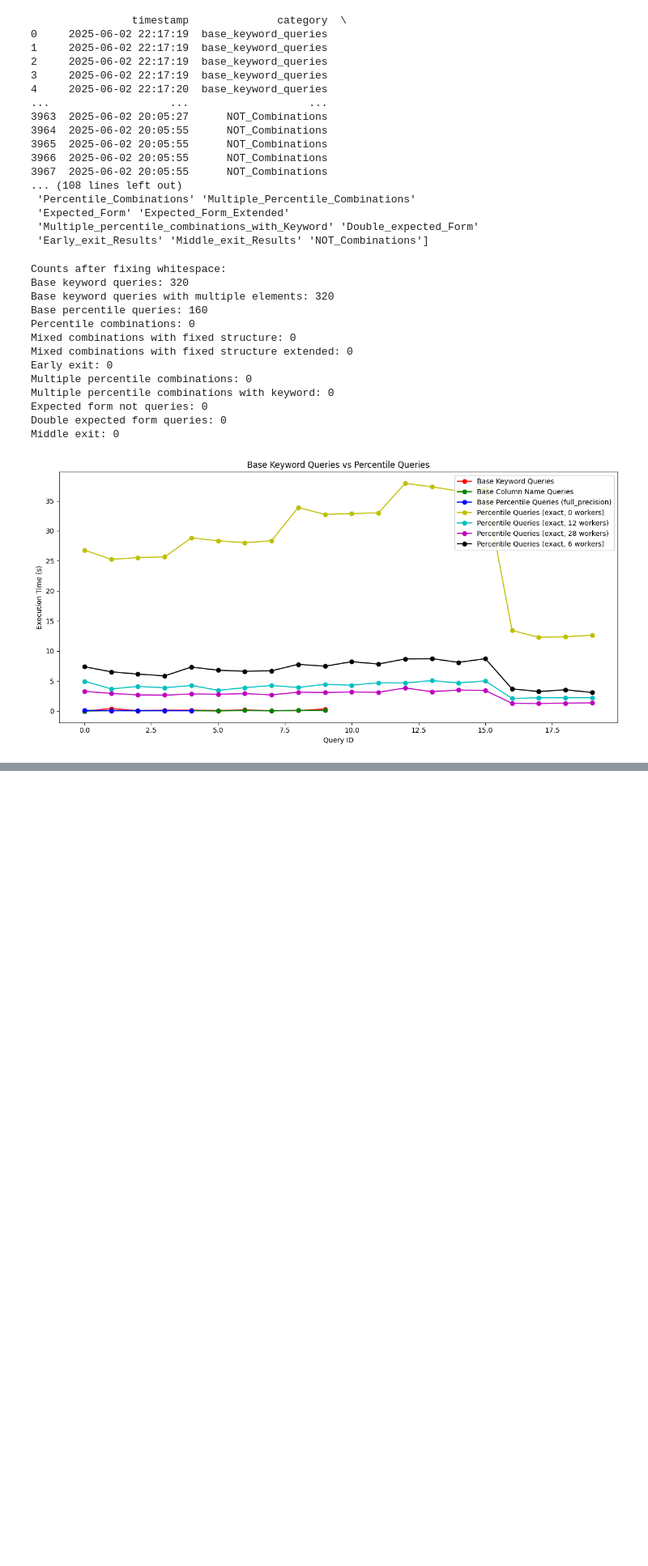
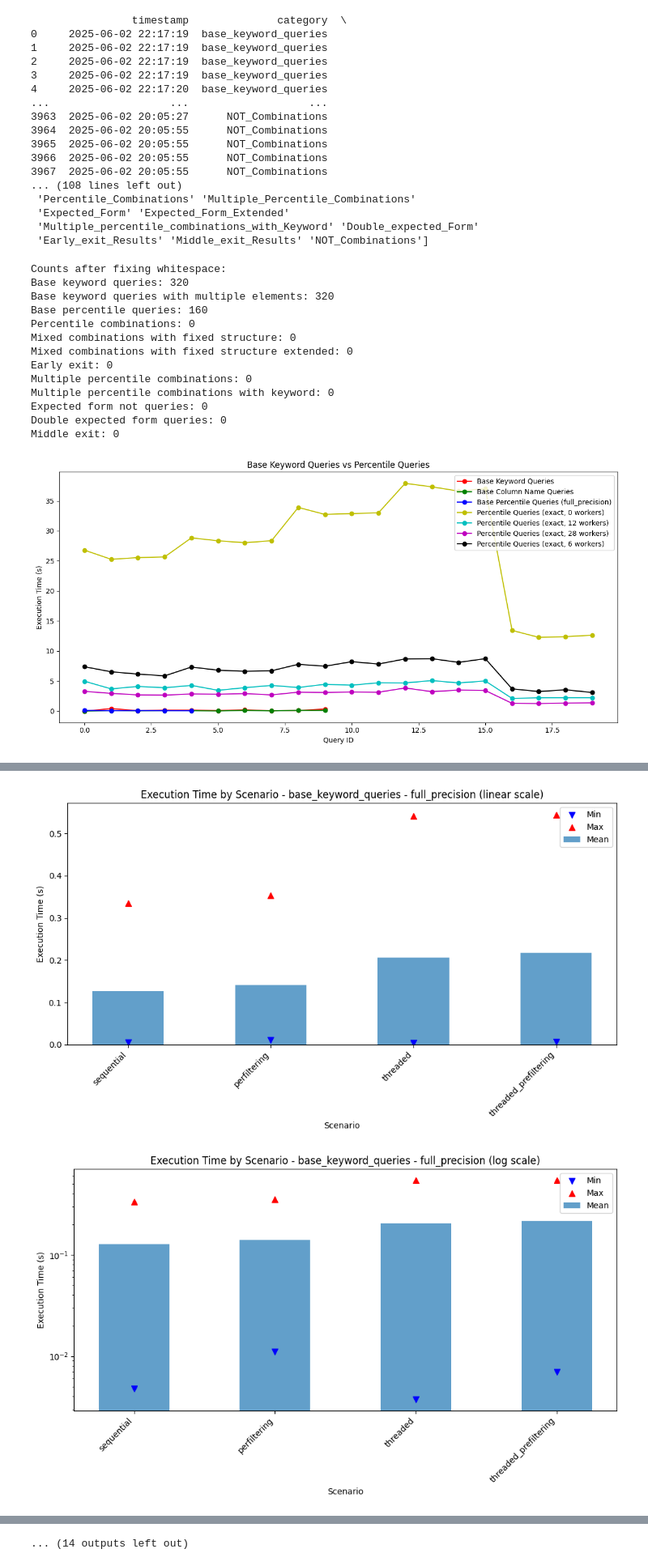
Before and after one commit to leonardgeissler/fainder-demo, a Jupyter notebook: analysis/performance_tests/analysis_with_num_workers.ipynb, the cells around one changed output, grey strips where cells are left out. Shown at 81% size. Cells and saved outputs as stored; diff of their text form; code cells hidden in the pictures; blank space fills up the shorter version.

```diff
--- a/analysis/performance_tests/analysis_with_num_workers.ipynb
+++ b/analysis/performance_tests/analysis_with_num_workers.ipynb
@@ -420 +457,73 @@ for category in categories:
 ... (14 outputs left out)
+# %%
+import numpy as np
+# Compare execution time (y-axis min, max, mean) against scenario (x-axis) for one plot per fainder mode per category
+categories = df_latest["category"].unique()
+fainder_modes = ["full_precision"]
+for category in categories:
+    df_category = df_latest[df_latest["category"] == category]
+
+    for fainder_mode in fainder_modes:
+        df_fainder_mode = df_category[df_category["fainder_mode"] == fainder_mode]
+
+        # Create two figures - one with linear scale, one with log scale
+        for scale_type in ["linear", "log"]:
+            plt.figure(figsize=(10, 6))
+            plt.title(
+                f"Execution Time by Scenario - {category} - {fainder_mode} ({scale_type} scale)"
+            )
+            plt.xlabel("Scenario")
+            plt.ylabel("Execution Time (s)")
+
+            # Set log scale if needed
+            if scale_type == "log":
+                plt.yscale('log')
+
+            # Group by scenario
+            grouped_data = df_fainder_mode.groupby(["scenario"])
+
+            # Get unique scenarios
+            scenarios = df_fainder_mode["scenario"].unique()
+
+            # Set up positions for bars
+            x_positions = np.arange(len(scenarios))
+
+            # Prepare labels
+            labels = scenarios
+
+            # Collect data for plotting
+            min_times = []
+            max_times = []
+            mean_times = []
+
+            for scenario, group in grouped_data:
+                execution_times = group["execution_time"]
+
+                # Calculate statistics
+                min_times.append(execution_times.min())
+                max_times.append(execution_times.max())
+                mean_times.append(execution_times.mean())
+
+            # Create bars for mean values
+            plt.bar(x_positions, mean_times, width=0.5, alpha=0.7, label="Mean")
+
+            # Add markers for min and max
+            plt.scatter(x_positions, min_times, marker="v", color="blue", s=50, label="Min")
+            plt.scatter(x_positions, max_times, marker="^", color="red", s=50, label="Max")
+
+            # Set the x-tick labels to scenario names
+            plt.xticks(x_positions, labels, rotation=45, ha="right")
+
+            plt.legend()
+            plt.tight_layout()
+            if scale_type == "linear":
+                plt.savefig(
+                    f"figures/analysis/{category}_{fainder_mode}_by_scenario.png"
+                )
+            else:
+                plt.savefig(
+                    f"figures/analysis/{category}_{fainder_mode}_by_scenario_{scale_type}.png"
+                )
+# %% [output]
+[figure, added]
+[figure, added]
@@ -420,0 +540 @@ for category in categories:
+... (14 outputs left out)
```
Also changed, not shown: parts of 3 cells of this notebook, 1 other file.
